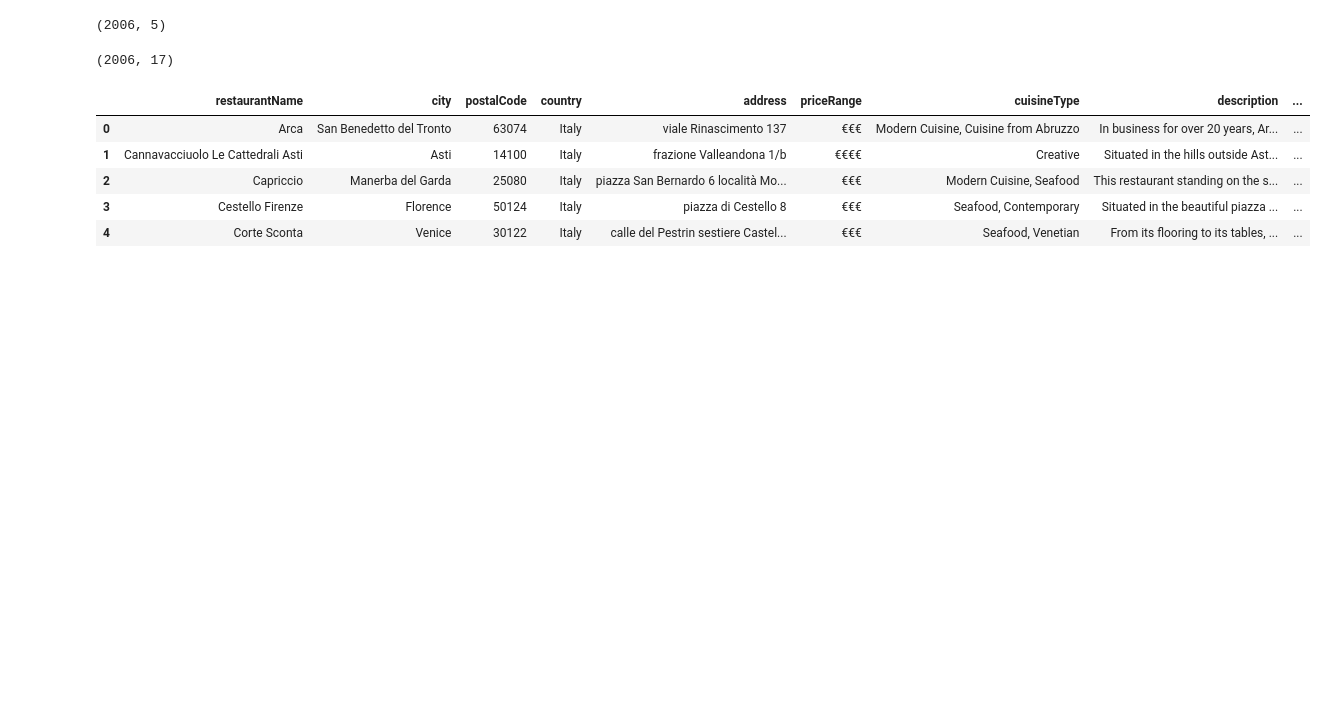
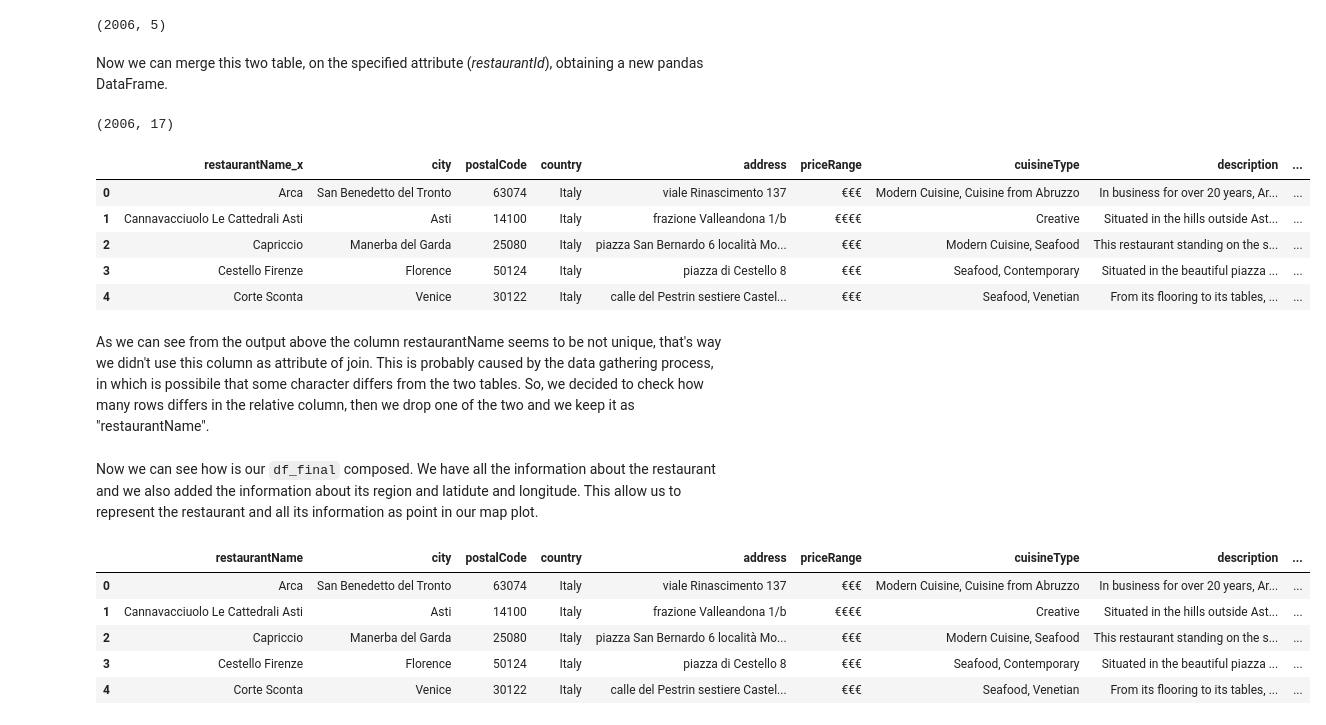
Before and after one commit to delgiudice1967219/ADM_HW3, a Jupyter notebook: mainTest.ipynb, the cells around one changed output. Saved outputs shown, nothing was run; the diff lists cells and outputs as text; code cells hidden in the pictures; blank space fills up the shorter version.

````diff
--- a/mainTest.ipynb
+++ b/mainTest.ipynb
@@ -396,7 +404,7 @@ df.head()
 # %%
 preprocessed_docs = defaultdict(list) # initialize defaultdict to store preprocessed docs
 for doc_id, doc in enumerate(df.description):
-  preprocessed_docs[doc_id] = functions.preprocessing(doc) # preprocess doc at position doc_id
+  preprocessed_docs[doc_id] = engine.preprocessing(doc) # preprocess doc at position doc_id
 # %%
 # Test description
 text = '''After many years' experience in Michelin-starred restaurants, Luigi Tramontano and his wife Nicoletta
@@ -509,7 +522,7 @@ inverted_index_copy = inverted_index.copy() # Create a copy of the inverted_inde
 
 # Compute updated_inverted_index
 for term_id, docs in inverted_index_copy.items():
-  tf_idf_scores = functions.tf_idf(int(term_id), inverted_index, preprocessed_docs, vocabulary_df, n)
+  tf_idf_scores = engine.tf_idf(int(term_id), inverted_index, preprocessed_docs, vocabulary_df, n)
   updated_inverted_index[term_id] = list(zip(docs, tf_idf_scores))
 
 with open('updated_inverted_index.pkl', 'wb') as file:
@@ -665,5 +698,3 @@ df['region'] = df['region'].replace(translations)
 # Save the data to a CSV file
 df.to_csv("geodata.tsv", sep='\t', index=False)
 print("Data saved to restaurants_data.csv")
-# %%
-df = pd.read_csv("restaurants_data.tsv", sep='\t')
@@ -699,11 +733,24 @@ df_geo.head()
 df_geo.shape
 # %% [output]
 (2006, 5)
+# %% [markdown]
+Now we can merge this two table, on the specified attribute (*restaurantId*), obtaining a new pandas DataFrame.
 # %%
-df_finale = pd.merge(df, df_geo, on='restaurantId')
-
-# Verifica le dimensioni e le prime righe
-print(df_finale.shape)  # Questo dovrebbe restituire (1962, 15)
+df_final = pd.merge(df, df_geo, on='restaurantId')
+print(df_final.shape)
 # %% [output]
 (2006, 17)
+# %%
+df_final.head()
+# %% [output]
+|  | restaurantName_x | city | postalCode | country | address | priceRange | cuisineType | description | ... |
+| 0 | Arca | San Benedetto del Tronto | 63074 | Italy | viale Rinascimento 137 | €€€ | Modern Cuisine, Cuisine from Abruzzo | In business for over 20 years, Ar... | ... |
+| 1 | Cannavacciuolo Le Cattedrali Asti | Asti | 14100 | Italy | frazione Valleandona 1/b | €€€€ | Creative | Situated in the hills outside Ast... | ... |
+| 2 | Capriccio | Manerba del Garda | 25080 | Italy | piazza San Bernardo 6 località Mo... | €€€ | Modern Cuisine, Seafood | This restaurant standing on the s... | ... |
+| 3 | Cestello Firenze | Florence | 50124 | Italy | piazza di Cestello 8 | €€€ | Seafood, Contemporary | Situated in the beautiful piazza ... | ... |
+| 4 | Corte Sconta | Venice | 30122 | Italy | calle del Pestrin sestiere Castel... | €€€ | Seafood, Venetian | From its flooring to its tables, ... | ... |
+# %% [markdown]
+As we can see from the output above the column restaurantName seems to be not unique, that's way we didn't use this column as attribute of join.
+This is probably caused by the data gathering process, in which is possibile that some character differs from the two tables.
+So, we decided to check how many rows differs in the relative column, then we drop one of the two and we keep it as "restaurantName".
 # %%
@@ -714 +761,4 @@ df_finale = df_finale.drop(columns=['restaurantName_y'])
+# %% [markdown]
+Now we can see how is our ```df_final``` composed. We have all the information about the restaurant and we also added the information about its region and latidute and longitude.
+This allow us to represent the restaurant and all its information as point in our map plot.
 # %%
````
Also changed, not shown: parts of 59 cells of this notebook.
